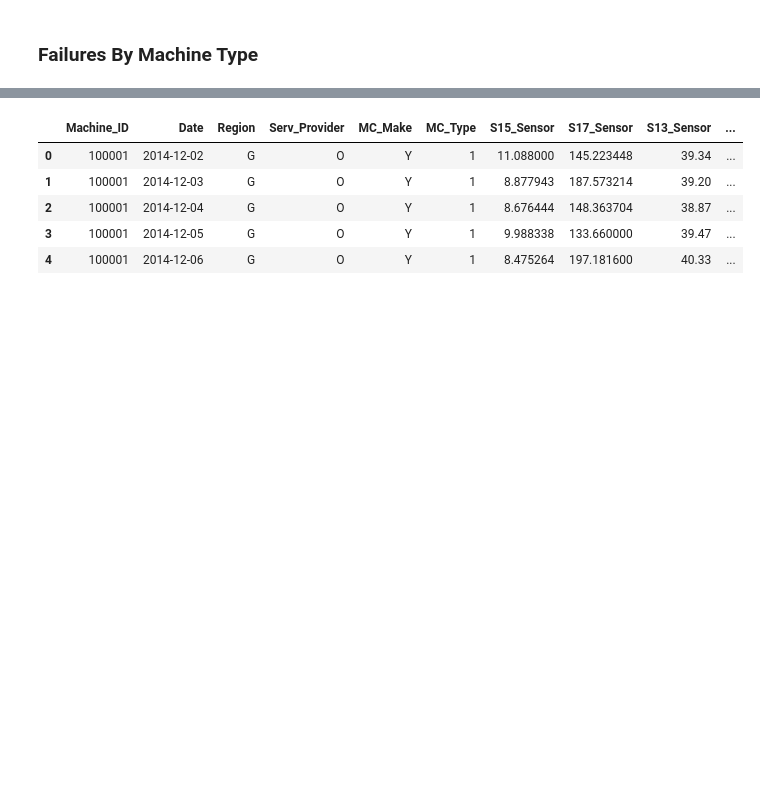
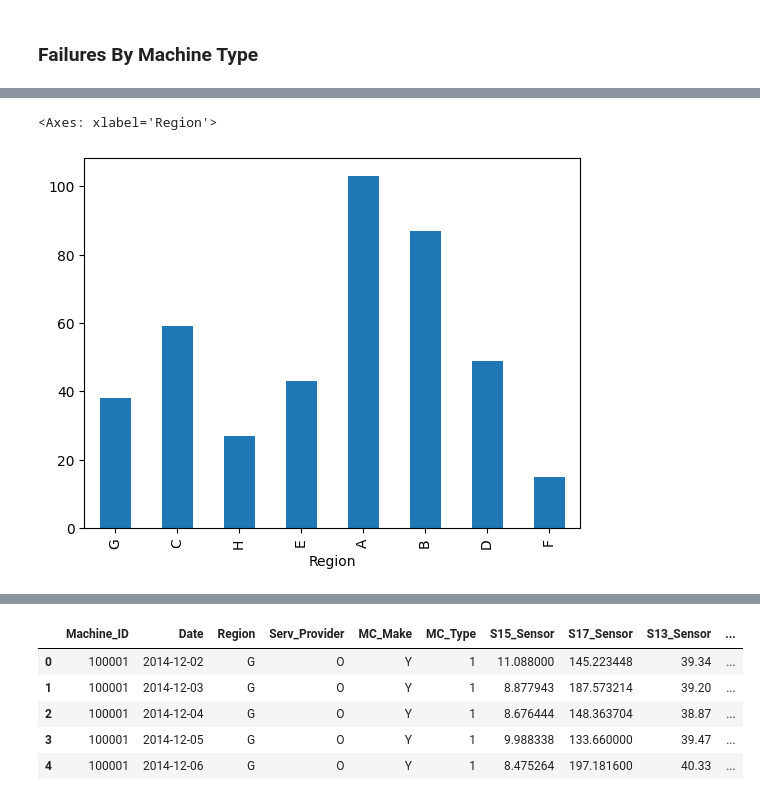
Before and after one commit to akshayyewle/Machine-Learning, a Jupyter notebook: 05 Machinery Predictive Maintenance/Python Code 01 - 30 Nov 2023.ipynb, the cells around one changed output, grey strips where cells are left out. Cells and saved outputs as stored; diff of their text form; code cells hidden in the pictures; blank space fills up the shorter version.

```diff
--- a/05 Machinery Predictive Maintenance/Python Code 01 - 30 Nov 2023.ipynb
+++ b/05 Machinery Predictive Maintenance/Python Code 01 - 30 Nov 2023.ipynb
@@ -250,0 +268,5 @@ df[df['EQUIPMENT_FAILURE']==1]['MC_Type'].value_counts(sort=False).plot(kind='ba
+# %%
+df[df['Failure']==1]['Region'].value_counts(sort=False).plot(kind='bar')
+# %% [output]
+<Axes: xlabel='Region'>
+[figure, added]
```
Also changed, not shown: parts of 21 cells of this notebook, 1 other file.
